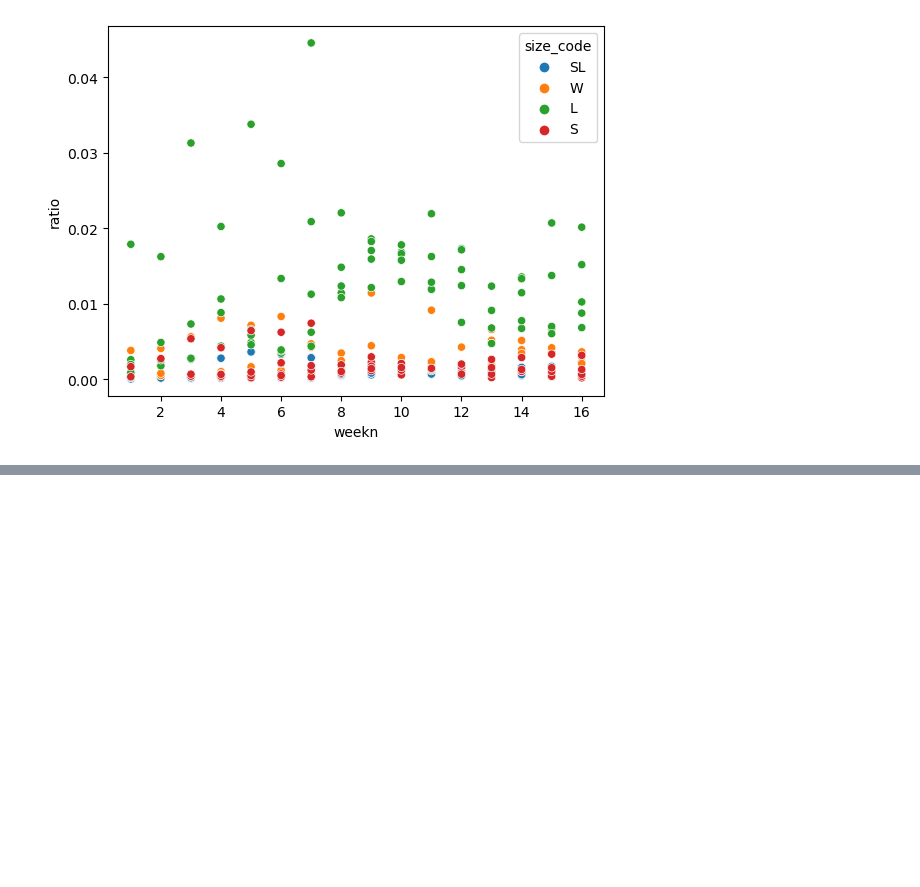
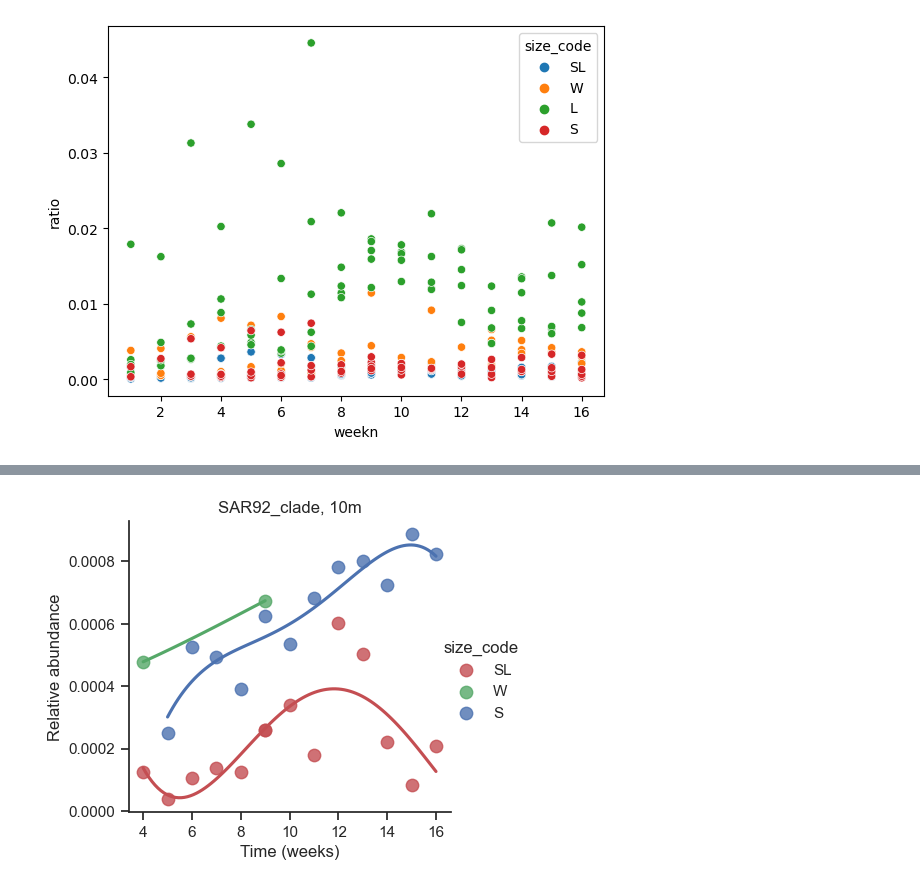
Before and after one commit to dianahaider/size_fractions, a Jupyter notebook: bb2022_sf.ipynb, the cells around one changed output, grey strips where cells are left out. Saved outputs shown, nothing was run; the diff lists cells and outputs as text; code cells hidden in the pictures; blank space fills up the shorter version.

```diff
--- a/bb2022_sf.ipynb
+++ b/bb2022_sf.ipynb
@@ -1428,0 +1444,33 @@ sns.scatterplot(x='weekn', y='ratio', hue='size_code',data=onlyher)
+# %%
+scl = 'g__SAR92_clade'
+fid = '9ed1bc6d9845b46dbe7b86cd40bec817'
+#if all size codes
+d_spc = newseparated[newseparated.depth == depth]
+
+#if only SL and W
+#d_spc = newsep2[newsep2.depth == depth]
+
+d_spc_c = d_spc[d_spc.feature_id == fid]
+
+
+
+sizecodes = ['S', 'L', 'W', 'SL', 'P']
+palette_colors = sns.color_palette()
+palette_dict = {sizecode: color for sizecode, color in zip(sizecodes, palette_colors)}
+
+
+g = sns.lmplot(x="weekn", y="ratio", data=d_spc_c,
+           order=4, ci=None, scatter_kws={"s": 80}, hue='size_code', palette=palette_dict)
+               #,markers=['o', '*', '^', '+']);
+
+
+plt.title(scl.split('__')[1] +', '+str(depth)+ 'm')
+# Set x-axis label
+plt.xlabel('Time (weeks)')
+# Set y-axis label
+plt.ylabel('Relative abundance')
+g.fig.set_size_inches(5,3.5)
+
+plt.savefig('outputs/'+comm+'/D'+str(depth)+scl+'_lmplot.png', dpi=200, bbox_inches="tight")
+# %% [output]
+[figure, added]
```
Also changed, not shown: parts of 7 cells of this notebook.
